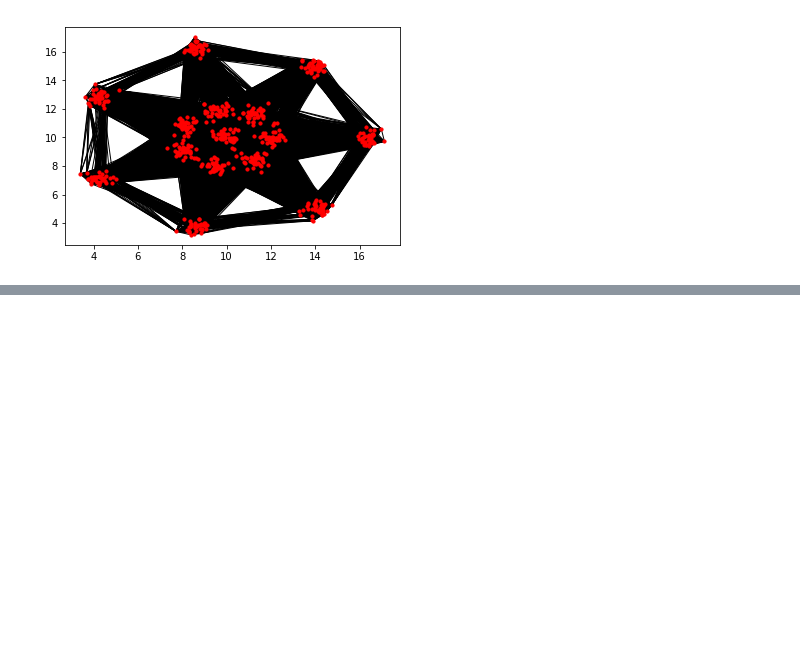
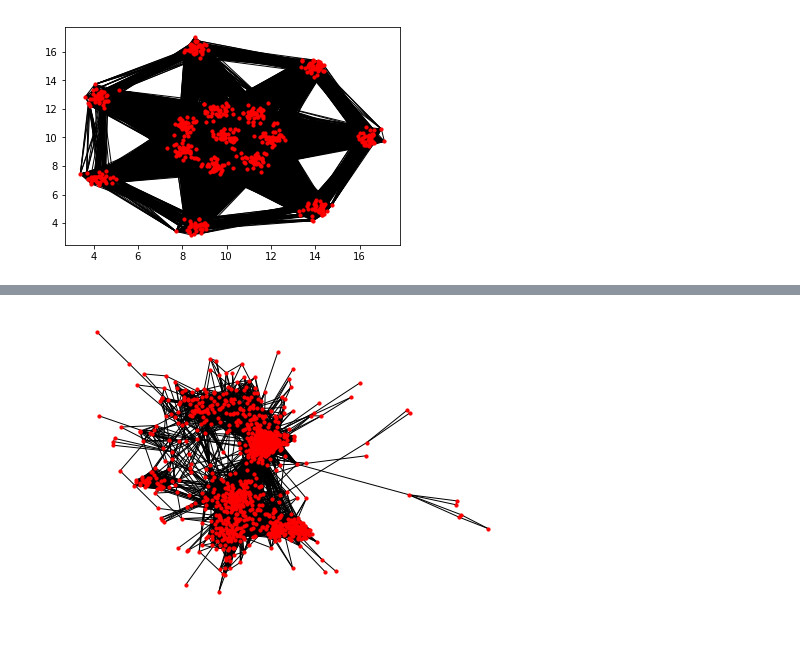
Before and after one commit to barbafrank/LCP_projects_Y2, a Jupyter notebook: Clustering4.ipynb, the cells around one changed output, grey strips where cells are left out. Cells and saved outputs as stored; diff of their text form; code cells hidden in the pictures; blank space fills up the shorter version.

Commit message:
more tests performed

```diff
--- a/Clustering4.ipynb
+++ b/Clustering4.ipynb
@@ -134,0 +164,8 @@ cluster(L, A_mat, pos=positions, node_size=20, draw_edges=False)
+# %%
+# test the network plot
+g = nx.Graph(A_mat)
+plt.figure()
+nx.draw_spring(g, node_size=10)
+plt.show()
+# %% [output]
+[figure, added]
```
Also changed, not shown: parts of 6 cells of this notebook.
